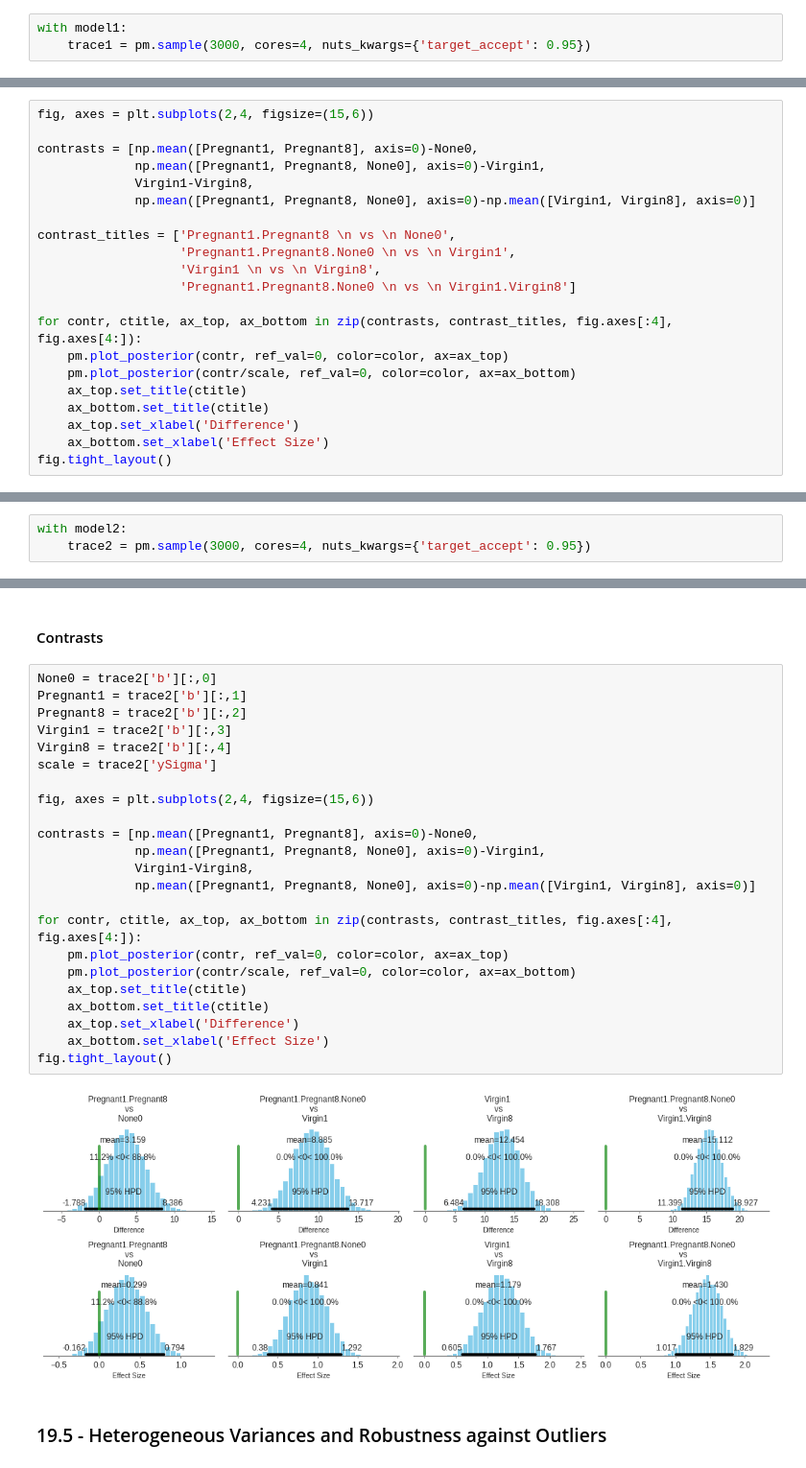
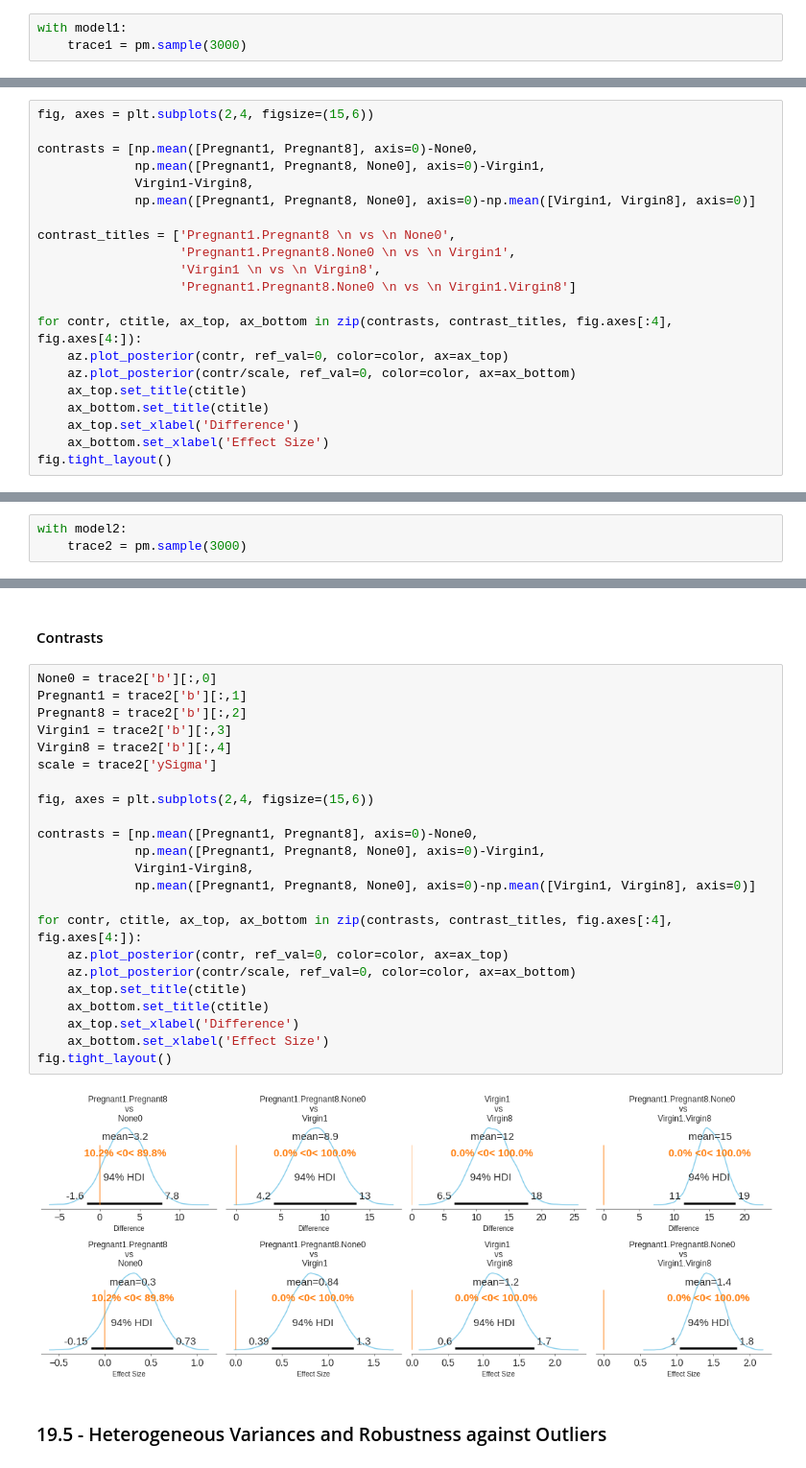
Before and after one commit to yongduek/DBDA-python, a Jupyter notebook: Notebooks/Chapter 19.ipynb, the cells around one changed output, grey strips where cells are left out. Shown at 96% size. Saved outputs shown, nothing was run; the diff lists cells and outputs as text.

```diff
--- a/Notebooks/Chapter 19.ipynb
+++ b/Notebooks/Chapter 19.ipynb
@@ -156,7 +158,7 @@ pm.model_to_graphviz(model1)
 [drawing not drawn]
 # %%
 with model1:
-    trace1 = pm.sample(3000, cores=4, nuts_kwargs={'target_accept': 0.95})
+    trace1 = pm.sample(3000)
 # %% [output]
 Auto-assigning NUTS sampler...
 Initializing NUTS using jitter+adapt_diag...
@@ -206,8 +212,8 @@ contrast_titles = ['Pregnant1.Pregnant8 \n vs \n None0',
                    'Pregnant1.Pregnant8.None0 \n vs \n Virgin1.Virgin8']
 
 for contr, ctitle, ax_top, ax_bottom in zip(contrasts, contrast_titles, fig.axes[:4], fig.axes[4:]):
-    pm.plot_posterior(contr, ref_val=0, color=color, ax=ax_top)
-    pm.plot_posterior(contr/scale, ref_val=0, color=color, ax=ax_bottom)
+    az.plot_posterior(contr, ref_val=0, color=color, ax=ax_top)
+    az.plot_posterior(contr/scale, ref_val=0, color=color, ax=ax_bottom)
     ax_top.set_title(ctitle)
     ax_bottom.set_title(ctitle)
     ax_top.set_xlabel('Difference')
@@ -260,7 +266,7 @@ pm.model_to_graphviz(model2)
 [drawing not drawn]
 # %%
 with model2:
-    trace2 = pm.sample(3000, cores=4, nuts_kwargs={'target_accept': 0.95})
+    trace2 = pm.sample(3000)
 # %% [output]
 Auto-assigning NUTS sampler...
 Initializing NUTS using jitter+adapt_diag...
@@ -293,28 +302,28 @@ for i, ax in enumerate(fg.axes.flatten()):
 # %%
 None0 = trace2['b'][:,0]
 Pregnant1 = trace2['b'][:,1]
 Pregnant8 = trace2['b'][:,2]
 Virgin1 = trace2['b'][:,3]
 Virgin8 = trace2['b'][:,4]
 scale = trace2['ySigma']
 
 fig, axes = plt.subplots(2,4, figsize=(15,6))
 
 contrasts = [np.mean([Pregnant1, Pregnant8], axis=0)-None0,
              np.mean([Pregnant1, Pregnant8, None0], axis=0)-Virgin1,
              Virgin1-Virgin8,
              np.mean([Pregnant1, Pregnant8, None0], axis=0)-np.mean([Virgin1, Virgin8], axis=0)]
 
 for contr, ctitle, ax_top, ax_bottom in zip(contrasts, contrast_titles, fig.axes[:4], fig.axes[4:]):
-    pm.plot_posterior(contr, ref_val=0, color=color, ax=ax_top)
-    pm.plot_posterior(contr/scale, ref_val=0, color=color, ax=ax_bottom)
+    az.plot_posterior(contr, ref_val=0, color=color, ax=ax_top)
+    az.plot_posterior(contr/scale, ref_val=0, color=color, ax=ax_bottom)
     ax_top.set_title(ctitle)
     ax_bottom.set_title(ctitle)
     ax_top.set_xlabel('Difference')
     ax_bottom.set_xlabel('Effect Size')
 fig.tight_layout()
 # %% [output]
-[figure, old version]
+[figure, new version]
 # %% [markdown]
 ### 19.5 - Heterogeneous Variances and Robustness against Outliers
 # %%
```
Also changed, not shown: parts of 23 cells of this notebook, 3 other files.
